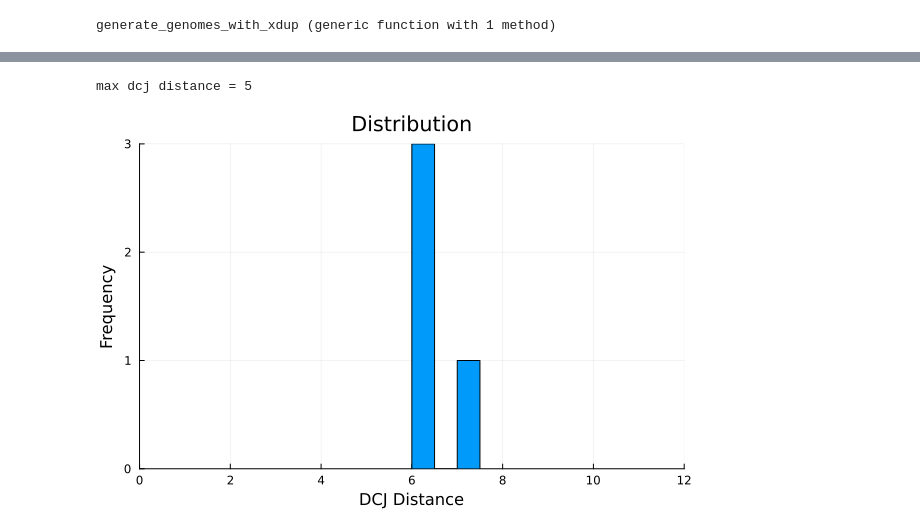
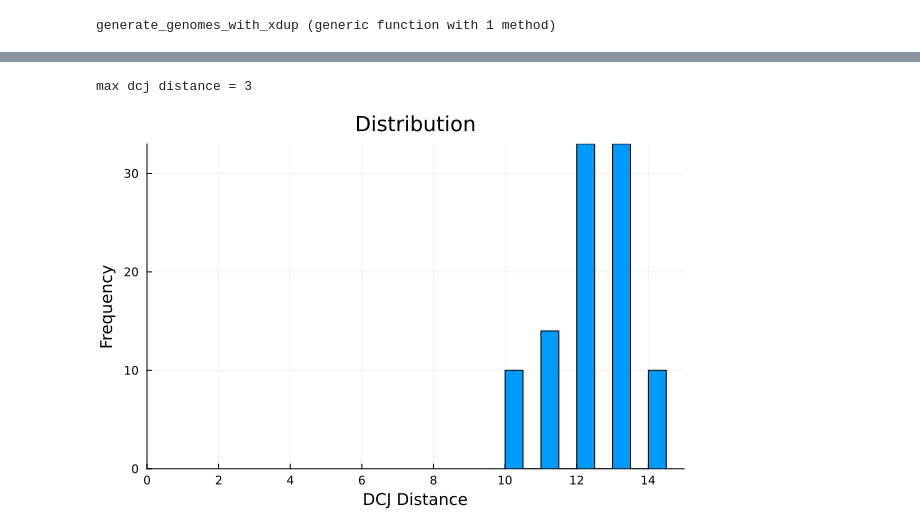
Before and after one commit to mliu31/dcj-heuristics, a Jupyter notebook: randommap.ipynb, the cells around one changed output, grey strips where cells are left out. Saved outputs shown, nothing was run; the diff lists cells and outputs as text; code cells hidden in the pictures.

Commit message:
finished visualization

```diff
--- a/randommap.ipynb
+++ b/randommap.ipynb
@@ -338,6 +338,7 @@ function randommap(S::String, P::String, num_maps::Int, mode::String)
         print(P_map, "\n")
     end
 
+    # source maps
     max_maps = 0
     for (dup, num_instances) in S_dupchar_to_multiplicity
         max_maps += factorial(num_instances)
@@ -345,7 +346,7 @@ function randommap(S::String, P::String, num_maps::Int, mode::String)
 
     if num_maps > max_maps
         num_maps = max_maps
-        println("WARNING: Number of maps exceeds max number of possible unique maps --> capping at ", max_maps)
+        println("\nWARNING: Number of maps exceeds max number of possible unique maps for source genome --> capping at ", max_maps)
     end
 
     S_M = Array{Array{Int}}(undef, num_maps)
@@ -404,18 +405,18 @@ function randommap(S::String, P::String, num_maps::Int, mode::String)
 end
 
 
-# src = "aaAAaAbbbBbbccd"  # 6a, 6b, 2c, 1d
-# target = "abcdabbaacbabab"
-# num_maps = 100
+src = "aaAAaAbbbBbbccd"  # 6a, 6b, 2c, 1d
+target = "abcdabbaacbabab"
+num_maps = 100
 
 # src = ".a.,aab,bc"
 # target = "ba,a,b,ca"
 # num_maps = 8
 
-n = 5
-x = 2
-src, target = generate_genomes_with_xdup(n, x)
-num_maps = 10
+# n = 3
+# x = 2
+# src, target = generate_genomes_with_xdup(n, x)
+# num_maps = 10
 
 dcj_dist_list = randommap(src, target, num_maps, "info")
 # %% [output]
@@ -444,18 +457,20 @@ dcj distances [7, 6, 6, 6]
 # %%
 ### visualization
-
-# data = randn(1000)  # 1000 random values from a normal distribution
-data = dcj_dist_list
 
 max_value = length(src)
 print("max dcj distance = ", n)
 
-# Create a range for x-ticks from 0 to max_value with a step of 2
+# range for x-ticks from 0 to max_value with a step of 2
 xticks = 0:2:max_value
 
+# Create a histogram
+histogram(dcj_dist_list, title="Distribution", label="", xlabel="DCJ Distance", ylabel="Frequency",  xlims=(0, max_value), xticks=(xticks, xticks))
 
-# Create a histogram
-histogram(data, title="Distribution", label="", xlabel="DCJ Distance", ylabel="Frequency",  xlims=(0, max_value), xticks=(xticks, xticks))
+# SOCS of distribution
+# shape -- skewed right usually
+# outliers - none
+# center - depends
+# spread -- narrow
 # %% [output]
-max dcj distance = 5
+max dcj distance = 3
-[figure, old version]
+[figure, new version]
```
Also changed, not shown: parts of 1 cell of this notebook.
